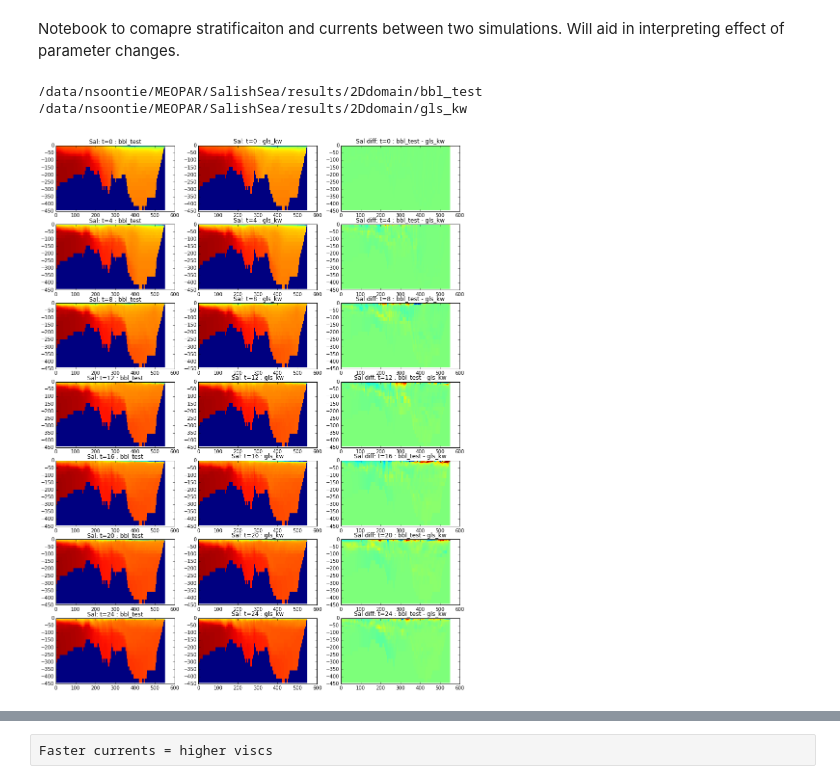
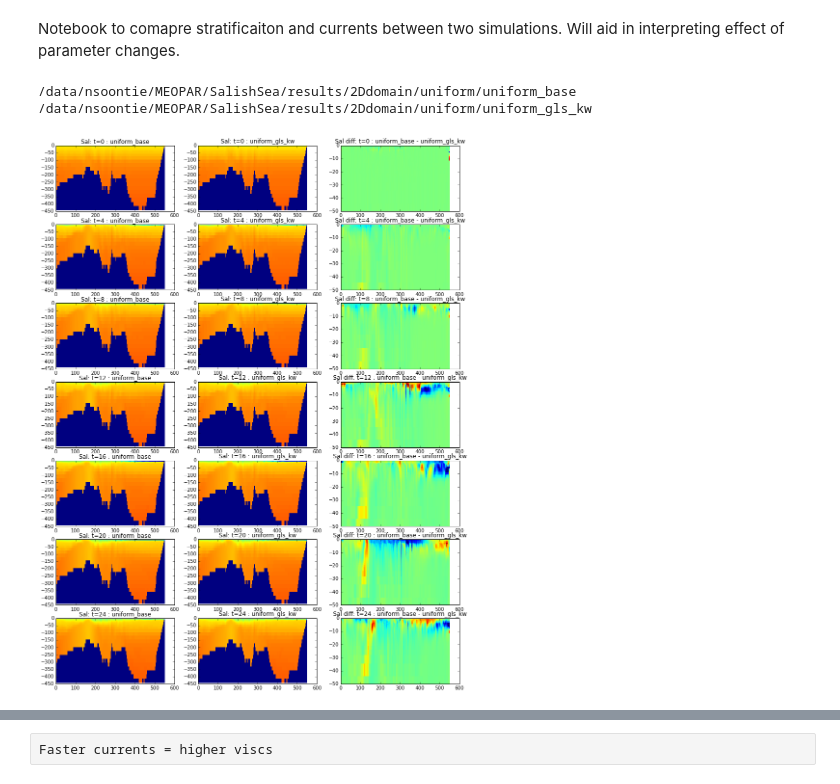
Before and after one commit to SalishSeaCast/2d-domain, a Jupyter notebook: analysis/CompareTwo.ipynb, the cells around one changed output, grey strips where cells are left out. Saved outputs shown, nothing was run; the diff lists cells and outputs as text; code cells hidden in the pictures.

```diff
--- a/analysis/CompareTwo.ipynb
+++ b/analysis/CompareTwo.ipynb
@@ -9,10 +9,10 @@ import os
 
 %matplotlib inline
 # %%
-results = '/data/nsoontie/MEOPAR/SalishSea/results/2Ddomain/'
+results = '/data/nsoontie/MEOPAR/SalishSea/results/2Ddomain/uniform/'
 
-run1 = 'bbl_test'
-run2 = 'gls_kw'
+run1 = 'uniform_base'
+run2 = 'uniform_gls_kw'
 
 path={}
 path[run1]= os.path.join(results,run1)
@@ -21,8 +21,8 @@ path[run2] = os.path.join(results,run2)
 print path[run1]
 print path[run2]
 # %% [output]
-/data/nsoontie/MEOPAR/SalishSea/results/2Ddomain/bbl_test
-/data/nsoontie/MEOPAR/SalishSea/results/2Ddomain/gls_kw
+/data/nsoontie/MEOPAR/SalishSea/results/2Ddomain/uniform/uniform_base
+/data/nsoontie/MEOPAR/SalishSea/results/2Ddomain/uniform/uniform_gls_kw
 # %%
 Us = {}; Ws = {}; Ts = {}; Ss={}; Diffs={}; Viscs={}
 
@@ -46,18 +46,18 @@ xx,zz = np.meshgrid(x,-depths[:])
 # %%
 fig, axs = plt.subplots(7,3,figsize=(15,20))
 ts = np.arange(0,27,4)
 
 for n, run in enumerate(runs):
     for t,ax in zip(ts,axs[:,n].flat):
         ax.pcolormesh(xx,zz,Ss[run][t,:,:],vmin=20,vmax=34)
         ax.set_title('Sal: t={} : {}'.format(t, run))
 
 for t, ax in zip(ts, axs[:,2].flat):
     ax.pcolormesh(xx,zz,Ss[run1][t,:,:]-Ss[run2][t,:,:],vmin=-1,vmax=1)
     ax.set_title('Sal diff: t={} : {} - {}'.format(t, run1, run2))
-    #ax.set_ylim([-50,0])
+    ax.set_ylim([-50,0])
 # %% [output]
-[figure, old version]
+[figure, new version]
 # %%
 fig, axs = plt.subplots(7,3,figsize=(15,20))
 ts = np.arange(0,27,4)
```
Also changed, not shown: parts of 8 cells of this notebook.
